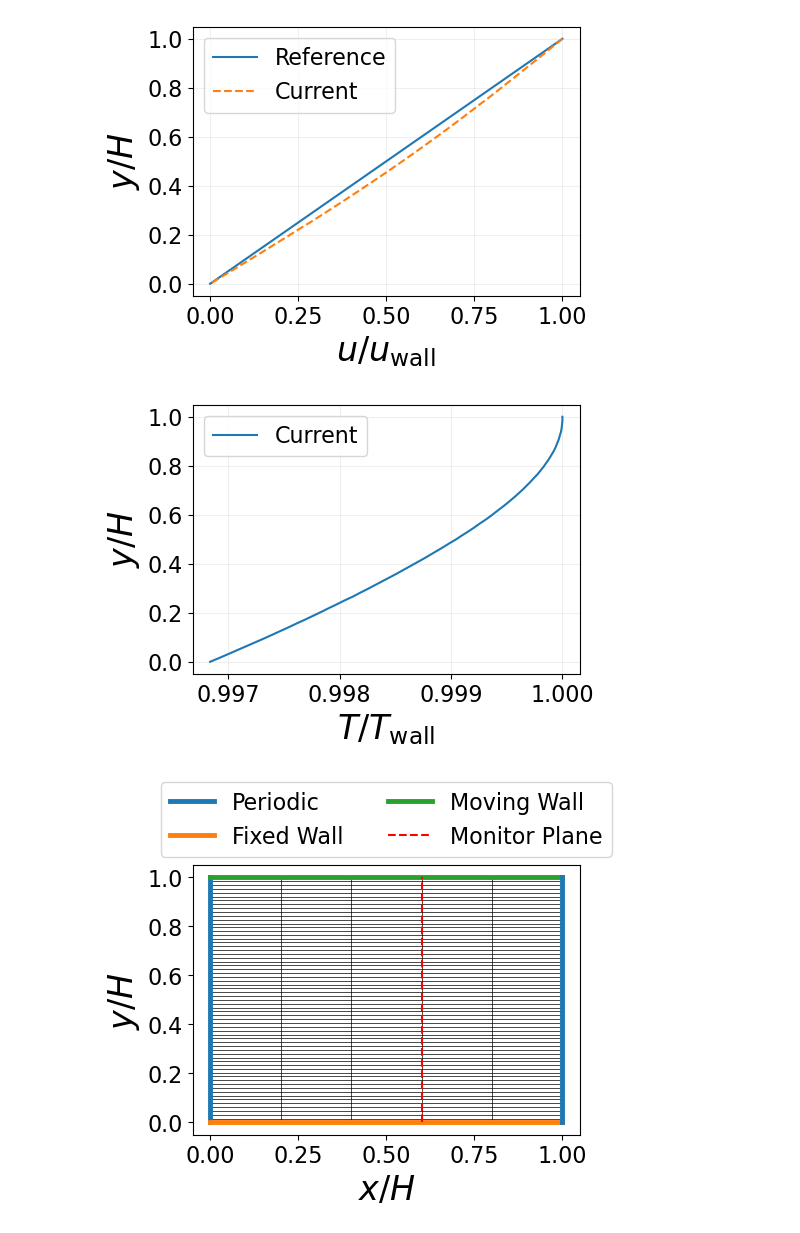
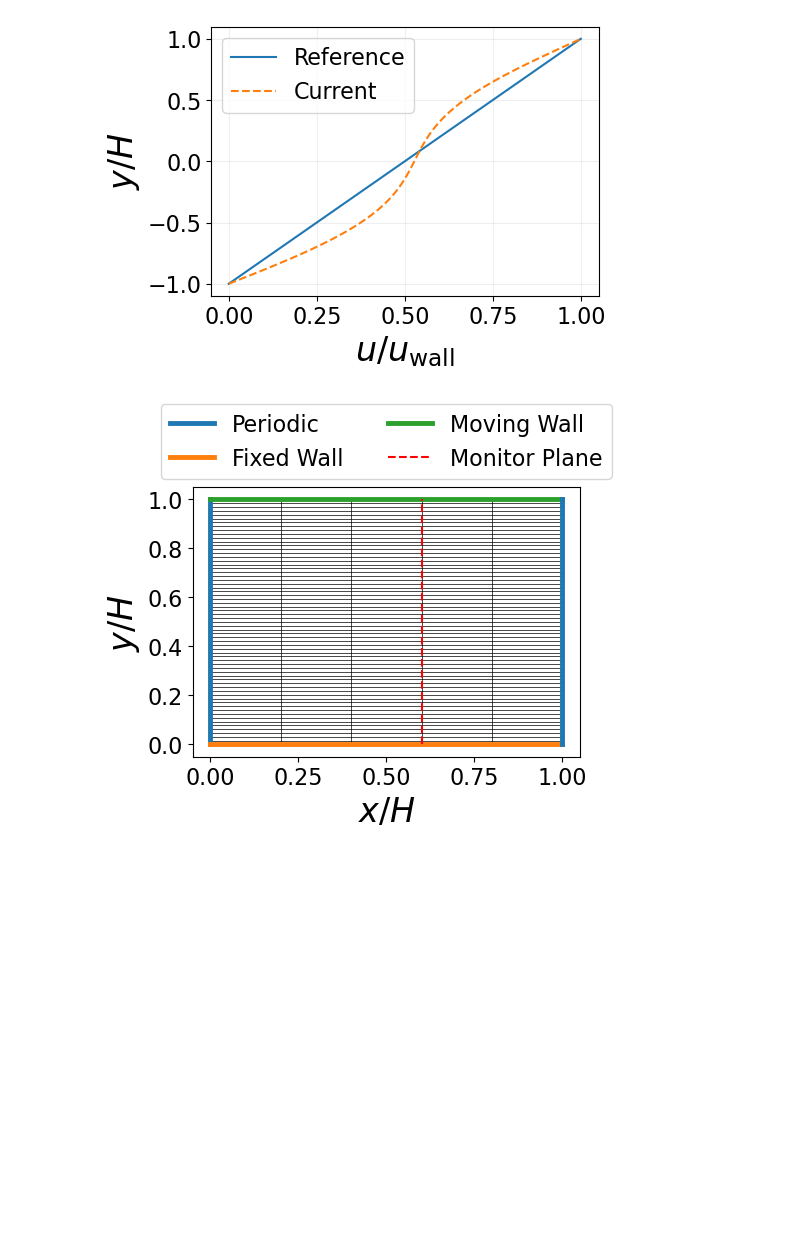
Before and after one commit to Propulsion-Power-TU-Delft/CTurboBFM, a Jupyter notebook: testcases/Couette/Adiabatic_MovingWall/plot_results.ipynb, the cells around one changed output. Cells and saved outputs as stored; diff of their text form; code cells hidden in the pictures; blank space fills up the shorter version.

```diff
--- a/testcases/Couette/Adiabatic_MovingWall/plot_results.ipynb
+++ b/testcases/Couette/Adiabatic_MovingWall/plot_results.ipynb
@@ -3,6 +3,13 @@ import matplotlib.pyplot as plt
 import numpy as np
 import pandas as pd
 from unsflow.utils.plot_styles import *
+# %%
+# geometrical parameters
+L = 1
+H = L/5 /2
+Htot = H*2
+u_wall = 100
+mu = 1.716E-5
 # %%
 input_filename = "Volume_CSV/results.csv"
 
@@ -15,36 +21,36 @@ with open(input_filename, 'r') as f:
 df = pd.read_csv(input_filename, skiprows=3)
 data = {col: df[col].to_numpy().reshape((ni, nj, nk)) for col in df.columns}
+# %%
+def compute_ystar(y):
+    return (y-H)/H
+
+def compute_analytical_solution(y, dp):
+    ystar = compute_ystar(y)
+    dpdx = dp / L
+    B = - H**2 / mu / u_wall * dpdx
+    ustar = 0.5 * (1 + ystar) + 0.5 * B * (1 - ystar**2)
+    return ustar
 # %%
-zCheck = 30
-u = data['Velocity Z'][3, :, 3]
-ymax = data['y'][3, :, 3].max()
-umax = u.max()
-tmax = data['Temperature'][3, :, 3].max()
-tmin = data['Temperature'][3, :, 3].min()
-smax = data['Entropy'][3, :, 3].max()
+zCheck = 3
+u = data['Velocity Z'][zCheck, :, zCheck]
+y = data['y'][zCheck, :, zCheck]
+ystar = compute_ystar(y)
+p = data['Pressure'][zCheck, 30, :]
+dp = p[-1] - p[0]
+u_analytic = u_wall*y/Htot
+u_analytic2 = compute_analytical_solution(y, dp)
 
-y = data['y'][3, :, 3]
-uanalytic = u[0] + (u[-1]-u[0])*(y-y[0])/(y[-1]-y[0])
 
 plt.figure(figsize=(5,3.5))
-plt.plot(uanalytic/umax, 1-data['y'][3, :, 3]/ymax, '-',label='Reference')
-plt.plot(data['Velocity Z'][3, :, 3]/umax, 1-data['y'][3, :, 3]/ymax, '--', mfc='none',label='Current')
+plt.plot(u_analytic2, ystar, '-',label='Reference')
+plt.plot(data['Velocity Z'][zCheck, :, zCheck]/u_wall, ystar, '--', mfc='none',label='Current')
 plt.legend()
 plt.ylabel(r'$y/H$')
 plt.xlabel(r'$u/u_{\rm wall}$')
 plt.grid(alpha=0.2)
 plt.savefig('Pictures/couette_uz.pdf', bbox_inches='tight')
-
-plt.figure(figsize=(5,3.5))
-plt.plot((data['Temperature'][3, :, 3])/tmax, data['y'][3, :, 3]/ymax, '-',label='Current')
-plt.legend()
-plt.ylabel(r'$y/H$')
-plt.xlabel(r'$T/T_{\rm wall}$')
-plt.grid(alpha=0.2)
-plt.savefig('Pictures/couette_t.pdf', bbox_inches='tight')
 # %% [output]
-[figure, old version]
+[figure, new version]
-[figure, removed]
 # %%
 plt.figure(figsize=(5,3.5))
 
```
Also changed, not shown: parts of 1 cell of this notebook, 9 other files.
